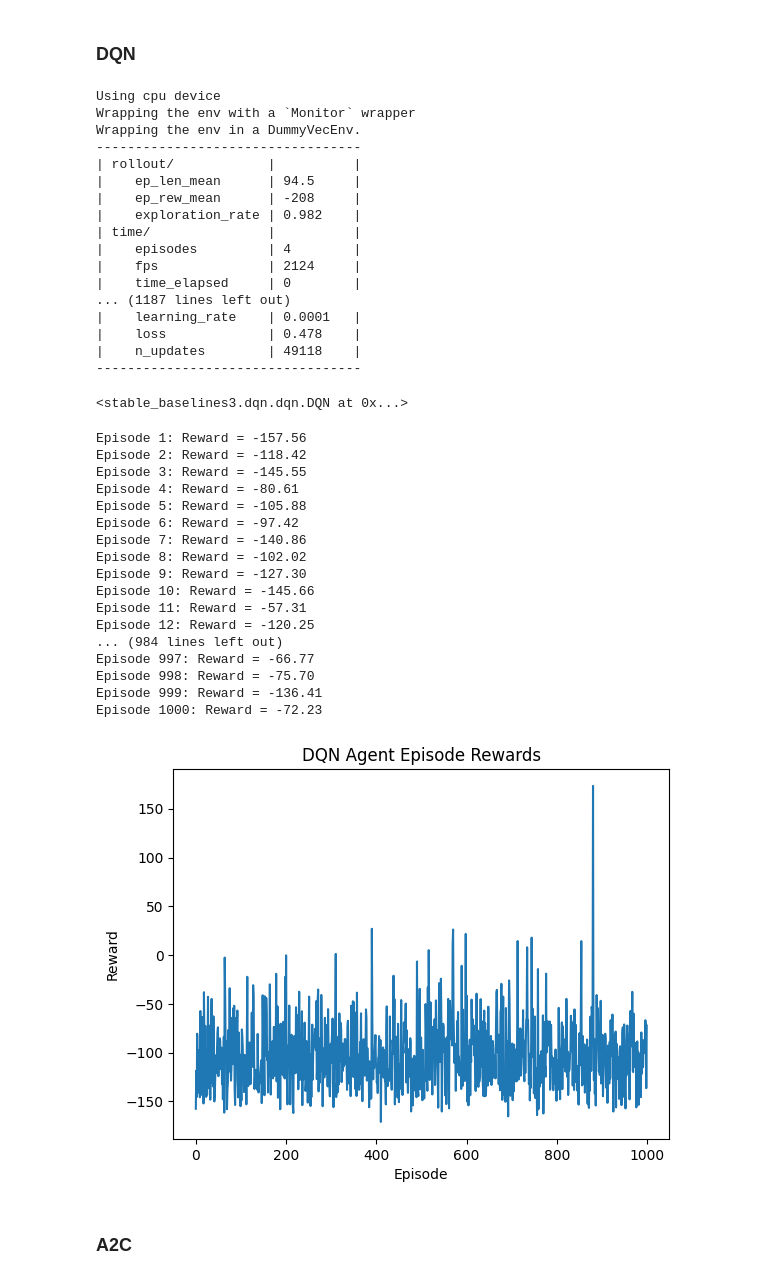
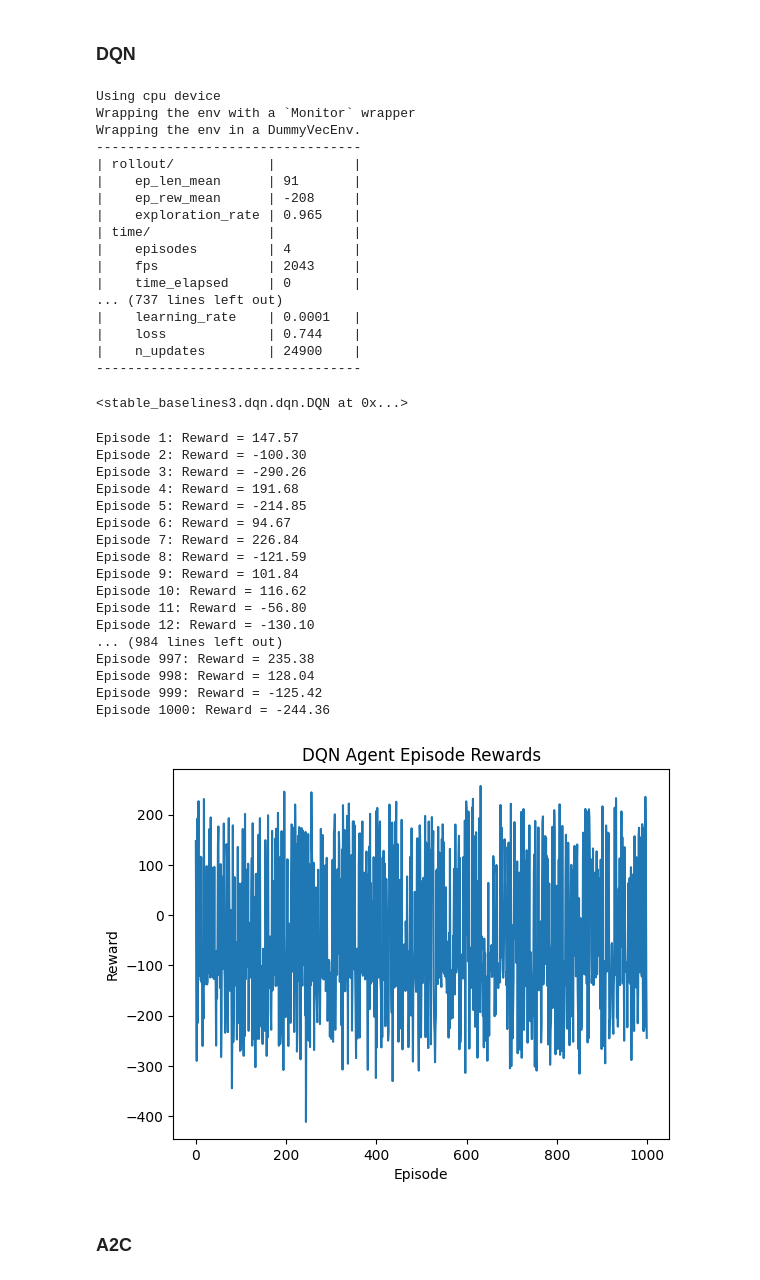
Before and after one commit to MGN19/Reinforcement-learning, a Jupyter notebook: Lunar Lander.ipynb, the cells around one changed output. Saved outputs shown, nothing was run; the diff lists cells and outputs as text; code cells hidden in the pictures.

```diff
--- a/Lunar Lander.ipynb
+++ b/Lunar Lander.ipynb
@@ -118,7 +119,7 @@ Episode 10000 - Total Reward: -481.87
 # %%
 model = DQN("MlpPolicy", env, verbose=1, seed=42)
 
-timestamps = 200_000
+timestamps = 100_000
 
 model.learn(total_timesteps=timestamps)
 # %% [output]
@@ -127,47 +128,47 @@ Wrapping the env with a `Monitor` wrapper
 Wrapping the env in a DummyVecEnv.
 ----------------------------------
 | rollout/            |          |
-|    ep_len_mean      | 94.5     |
+|    ep_len_mean      | 91       |
 |    ep_rew_mean      | -208     |
-|    exploration_rate | 0.982    |
+|    exploration_rate | 0.965    |
 | time/               |          |
 |    episodes         | 4        |
-|    fps              | 2124     |
+|    fps              | 2043     |
 |    time_elapsed     | 0        |
-... (1187 lines left out)
+... (737 lines left out)
 |    learning_rate    | 0.0001   |
-|    loss             | 0.478    |
-|    n_updates        | 49118    |
+|    loss             | 0.744    |
+|    n_updates        | 24900    |
 ----------------------------------
 <stable_baselines3.dqn.dqn.DQN at 0x...>
 # %%
 episodes = 1000
 
-rewards = run_episodes(model, env, n_episodes=episodes)
+rewards_dqn = run_episodes(model, env, n_episodes=episodes)
 # %% [output]
-Episode 1: Reward = -157.56
-Episode 2: Reward = -118.42
-Episode 3: Reward = -145.55
-Episode 4: Reward = -80.61
-Episode 5: Reward = -105.88
-Episode 6: Reward = -97.42
-Episode 7: Reward = -140.86
-Episode 8: Reward = -102.02
-Episode 9: Reward = -127.30
-Episode 10: Reward = -145.66
-Episode 11: Reward = -57.31
-Episode 12: Reward = -120.25
+Episode 1: Reward = 147.57
+Episode 2: Reward = -100.30
+Episode 3: Reward = -290.26
+Episode 4: Reward = 191.68
+Episode 5: Reward = -214.85
+Episode 6: Reward = 94.67
+Episode 7: Reward = 226.84
+Episode 8: Reward = -121.59
+Episode 9: Reward = 101.84
+Episode 10: Reward = 116.62
+Episode 11: Reward = -56.80
+Episode 12: Reward = -130.10
 ... (984 lines left out)
-Episode 997: Reward = -66.77
-Episode 998: Reward = -75.70
-Episode 999: Reward = -136.41
-Episode 1000: Reward = -72.23
+Episode 997: Reward = 235.38
+Episode 998: Reward = 128.04
+Episode 999: Reward = -125.42
+Episode 1000: Reward = -244.36
 # %%
-plt.plot(rewards)
+plt.plot(rewards_dqn)
 plt.title("DQN Agent Episode Rewards")
 plt.xlabel("Episode")
 plt.ylabel("Reward")
 plt.show()
 # %% [output]
-[figure, old version]
+[figure, new version]
 # %%
```
Also changed, not shown: parts of 11 cells of this notebook.
